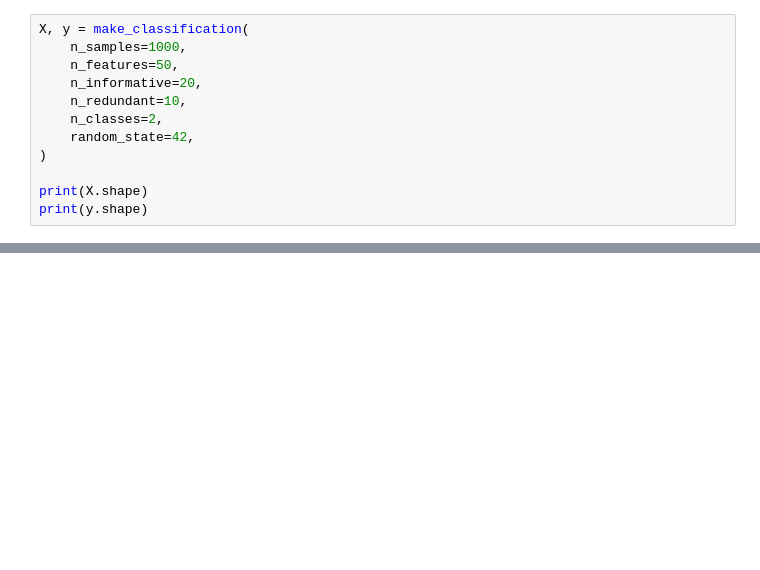
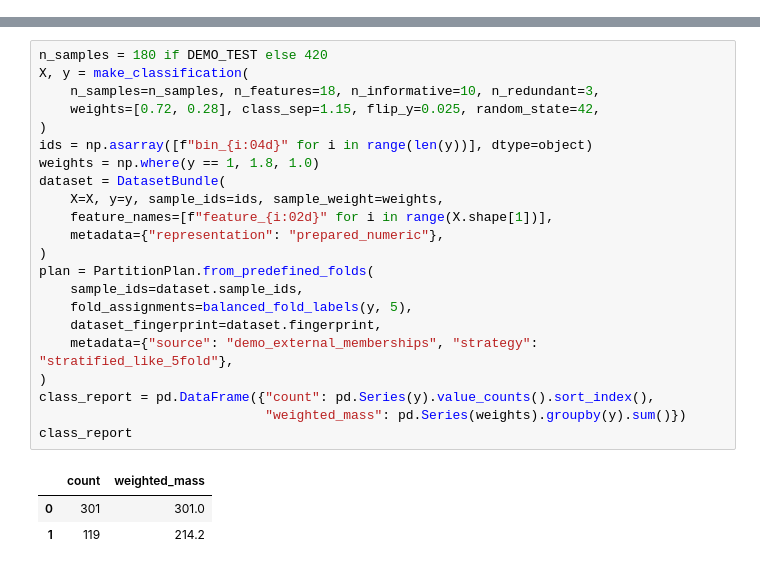
Before and after one commit to kren-ai-lab/saber, a Jupyter notebook: examples/classification/01_binary_classification.ipynb, the cells around one changed output, grey strips where cells are left out. Saved outputs shown, nothing was run; the diff lists cells and outputs as text; blank space fills up the shorter version.

```diff
--- a/examples/classification/01_binary_classification.ipynb
+++ b/examples/classification/01_binary_classification.ipynb
@@ -49,12 +0,0 @@ MODEL_REGISTRY.list()
-# %%
-X, y = make_classification(
-    n_samples=1000,
-    n_features=50,
-    n_informative=20,
-    n_redundant=10,
-    n_classes=2,
-    random_state=42,
-)
-
-print(X.shape)
-print(y.shape)
@@ -206,0 +33,26 @@ This workflow represents the basic training cycle in mlcore.
+# %%
+n_samples = 180 if DEMO_TEST else 420
+X, y = make_classification(
+    n_samples=n_samples, n_features=18, n_informative=10, n_redundant=3,
+    weights=[0.72, 0.28], class_sep=1.15, flip_y=0.025, random_state=42,
+)
+ids = np.asarray([f"bin_{i:04d}" for i in range(len(y))], dtype=object)
+weights = np.where(y == 1, 1.8, 1.0)
+dataset = DatasetBundle(
+    X=X, y=y, sample_ids=ids, sample_weight=weights,
+    feature_names=[f"feature_{i:02d}" for i in range(X.shape[1])],
+    metadata={"representation": "prepared_numeric"},
+)
+plan = PartitionPlan.from_predefined_folds(
+    sample_ids=dataset.sample_ids,
+    fold_assignments=balanced_fold_labels(y, 5),
+    dataset_fingerprint=dataset.fingerprint,
+    metadata={"source": "demo_external_memberships", "strategy": "stratified_like_5fold"},
+)
+class_report = pd.DataFrame({"count": pd.Series(y).value_counts().sort_index(),
+                             "weighted_mass": pd.Series(weights).groupby(y).sum()})
+class_report
+# %% [output]
+|  | count | weighted_mass |
+| 0 | 301 | 301.0 |
+| 1 | 119 | 214.2 |
```
Also changed, not shown: parts of 28 cells of this notebook, 17 other files.
